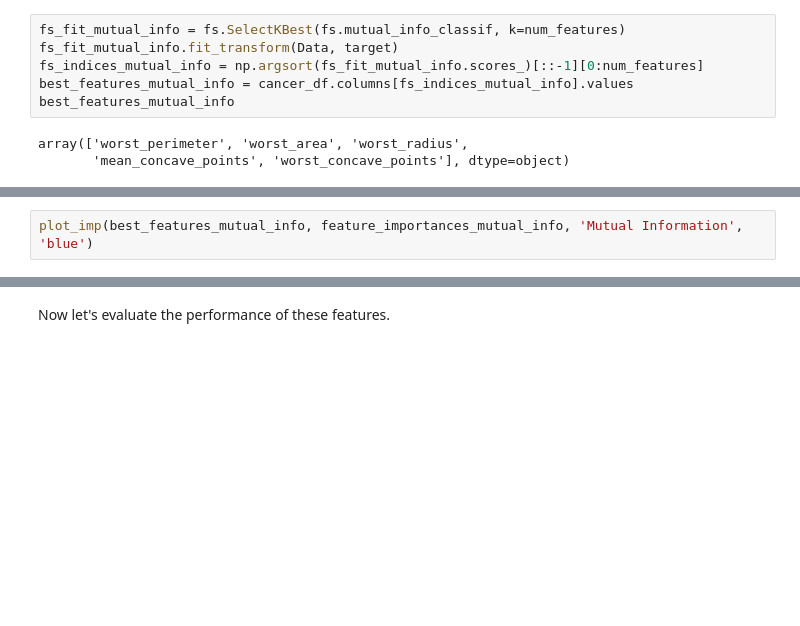
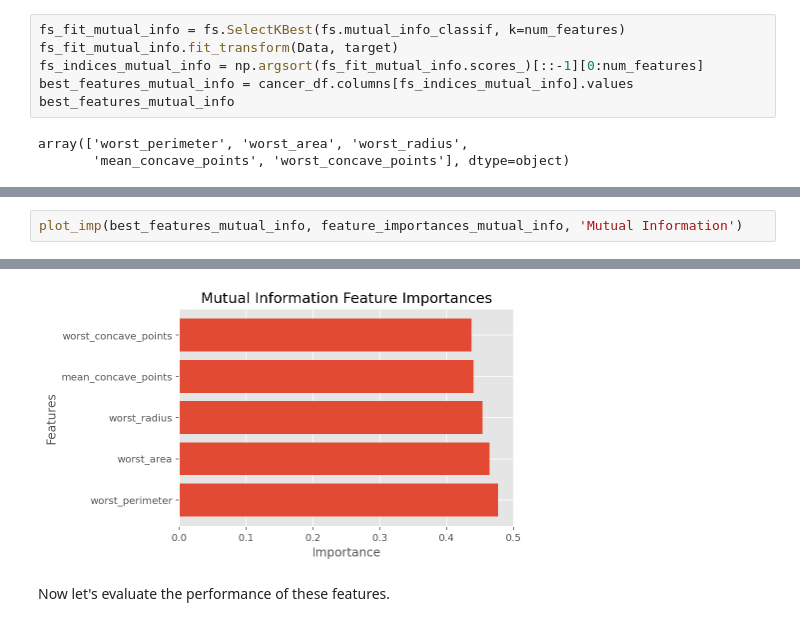
Before and after one commit to akmand/machine_learning_tutorials, a Jupyter notebook: SK2.ipynb, the cells around one changed output, grey strips where cells are left out. Cells and saved outputs as stored; diff of their text form; blank space fills up the shorter version.

```diff
--- a/SK2.ipynb
+++ b/SK2.ipynb
@@ -234,3 +226,3 @@ array([0.47443835, 0.46379581, 0.45331188, 0.43943754, 0.43707413])
 # %%
-plot_imp(best_features_mutual_info, feature_importances_mutual_info, 'Mutual Information', 'blue')
+plot_imp(best_features_mutual_info, feature_importances_mutual_info, 'Mutual Information')
 # %% [output]
@@ -238,3 +229,4 @@ plot_imp(best_features_mutual_info, feature_importances_mutual_info, 'Mutual Inf
+[figure, added]
 # %% [markdown]
 Now let's evaluate the performance of these features.
 # %%
```
Also changed, not shown: parts of 33 cells of this notebook, 2 other files.
